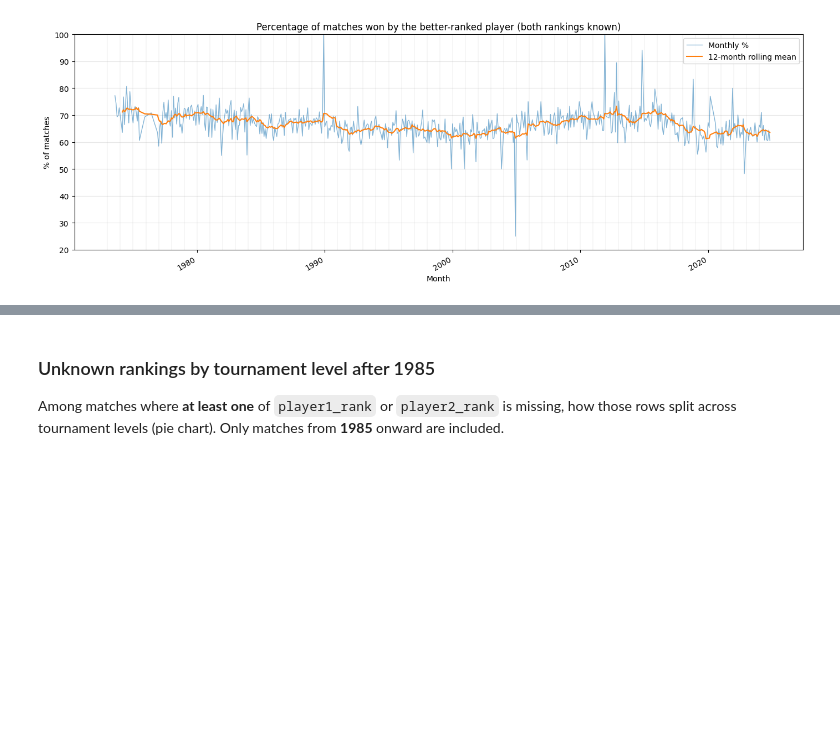
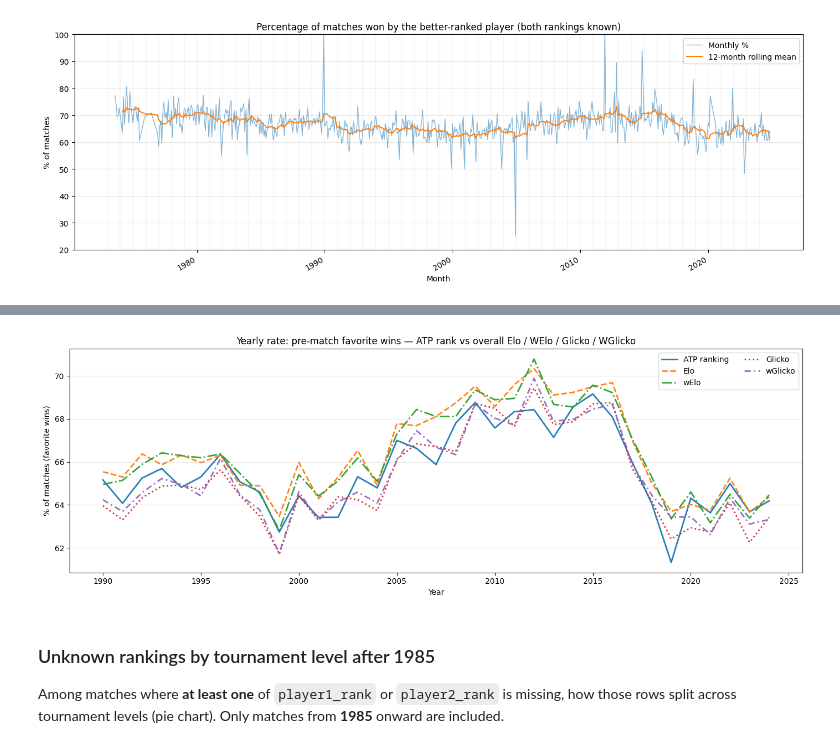
Before and after one commit to scarvalhojr/tennispredictor, a Jupyter notebook: notebook/tennispredictor.ipynb, the cells around one changed output, grey strips where cells are left out. Saved outputs shown, nothing was run; the diff lists cells and outputs as text; code cells hidden in the pictures; blank space fills up the shorter version.

```diff
--- a/notebook/tennispredictor.ipynb
+++ b/notebook/tennispredictor.ipynb
@@ -308,3 +312,61 @@ Overall: better-ranked player wins 66.24% of eligible matches (92,677 of 139,906
+# %%
+year_series = pd.to_datetime(raw_df["tournament_start_date"], errors="coerce").dt.year
+plot_df = raw_df.assign(year=year_series).dropna(subset=["year"])
+plot_df["year"] = plot_df["year"].astype(int)
+
+
+def yearly_favorite_agreement_pct(df, col1, col2, *, lower_is_better: bool) -> pd.Series:
+    """Per-year % of matches where the favorite (by col1 vs col2 ordering) won."""
+    sub = df.dropna(subset=[col1, col2, TARGET_FEATURE, "year", "player1_points", "player2_points"]).copy()
+    sub = sub[sub[col1] != sub[col2]]
+    if lower_is_better:
+        agree = (
+            ((sub[col1] < sub[col2]) & (sub[TARGET_FEATURE] == 1))
+            | ((sub[col2] < sub[col1]) & (sub[TARGET_FEATURE] == 2))
+        )
+    else:
+        agree = (
+            ((sub[col1] > sub[col2]) & (sub[TARGET_FEATURE] == 1))
+            | ((sub[col2] > sub[col1]) & (sub[TARGET_FEATURE] == 2))
+        )
+    return sub.assign(_agree=agree).groupby("year", observed=True)["_agree"].mean() * 100
+
+
+METRICS = [
+    ("player1_rank", "player2_rank", True, "ATP ranking", "#1f77b4", "-"),
+    ("player1_elo", "player2_elo", False, "Elo", "#ff7f0e", "--"),
+    ("player1_welo", "player2_welo", False, "wElo", "#2ca02c", "-."),
+    ("player1_glicko", "player2_glicko", False, "Glicko", "#d62728", ":"),
+    ("player1_wglicko", "player2_wglicko", False, "wGlicko", "#9467bd", (0, (4, 2, 1, 2))),
+]
+
+fig, ax = plt.subplots(figsize=(14, 5))
+
+for col1, col2, lower_flag, label, color, linestyle in METRICS:
+    if col1 not in plot_df.columns or col2 not in plot_df.columns:
+        raise KeyError(f"Missing columns for {label}: {col1}, {col2}")
+    series = yearly_favorite_agreement_pct(plot_df, col1, col2, lower_is_better=lower_flag)
+    ax.plot(
+        series.index,
+        series.values,
+        linewidth=2.0,
+        label=label,
+        color=color,
+        linestyle=linestyle,
+        alpha=0.95,
+    )
+
+ax.set_xlabel("Year")
+ax.set_ylabel("% of matches (favorite wins)")
+ax.set_title(
+    "Yearly rate: pre-match favorite wins — ATP rank vs overall Elo / WElo / Glicko / WGlicko"
+)
+ax.grid(True, alpha=0.3, axis="y")
+ax.legend(loc="best", ncol=2)
+plt.tight_layout()
+plt.show()
+# %% [output]
+[figure, added]
 # %% [markdown]
 ### Unknown rankings by tournament level after 1985
 
```
Also changed, not shown: parts of 3 cells of this notebook, 4 other files.
